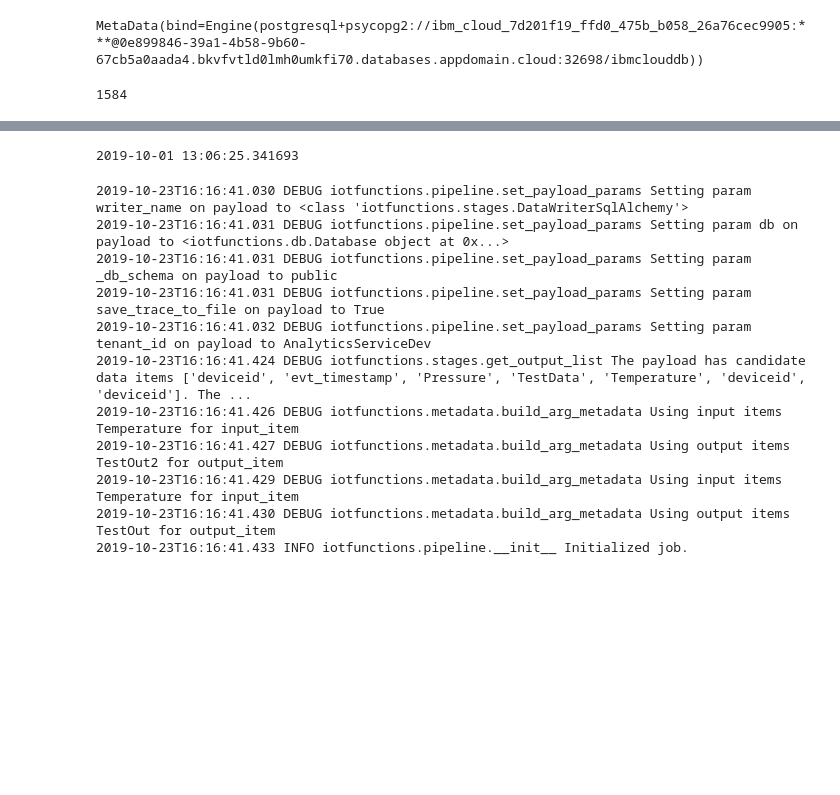
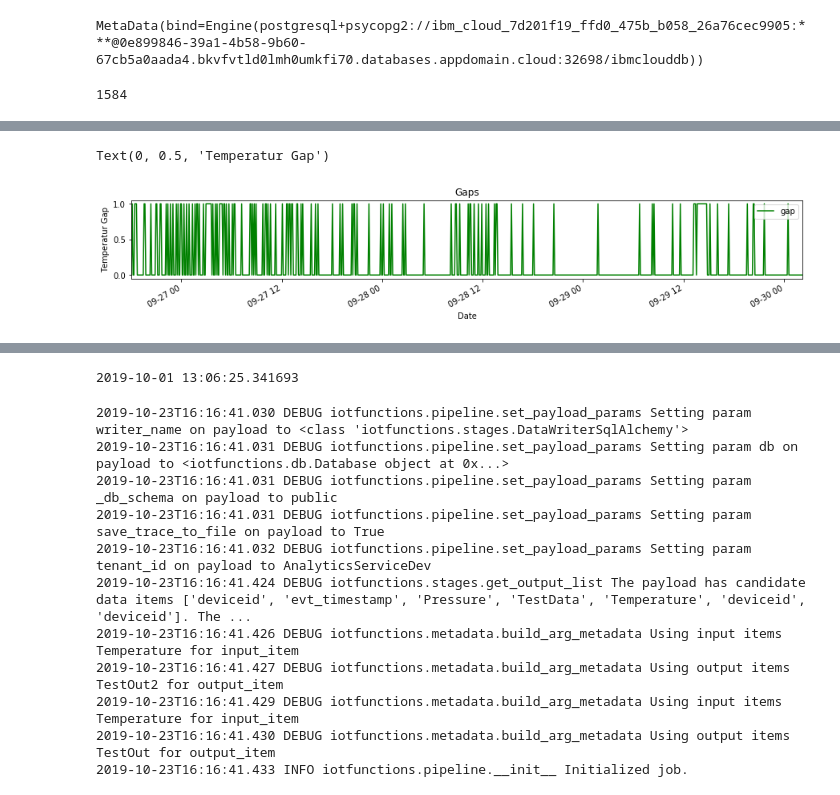
Before and after one commit to sedgewickmm18/mmfunctions, a Jupyter notebook: Test_Postgres.ipynb, the cells around one changed output, grey strips where cells are left out. Cells and saved outputs as stored; diff of their text form; code cells hidden in the pictures; blank space fills up the shorter version.

```diff
--- a/Test_Postgres.ipynb
+++ b/Test_Postgres.ipynb
@@ -185,0 +179,11 @@ print (et._functions)
+# %%
+df2 = df_in.set_index('evt_timestamp')
+mindelta = df2[(df2.deviceid == '73001')].index.to_series().diff().mean()
+print (mindelta)
+def custom_resampler(array_like):
+    if (array_like.values.size > 0):
+        return array_like.values[0]
+    return np.nan
+
+upsampledna = df2.resample(mindelta).apply(custom_resampler)
+print (df2[(df2.deviceid == '73001')].size, upsampledna.size)
@@ -185,0 +211,14 @@ print (et._functions)
+# %%
+gaps = upsampledna.where(upsampledna.isna(), 0).fillna(1)
+gaps['gap'] = gaps['Temperature']
+
+fig, ax = plt.subplots(1, 1, figsize=(15,2))
+#df_temp.plot(ax=ax[0], lw=.5, x='EVT_TIMESTAMP', y='PRESSURE')
+gaps.plot(ax=ax, lw=1.5, y='gap', title='Gaps', color='green')
+#upsampledna.plot(ax=ax[0], lw=1.5, y='PRESSURE',color='blue')
+#ax.set_ylim(0, 120)
+ax.set_xlabel('Date')
+ax.set_ylabel('Temperatur Gap')
+# %% [output]
+Text(0, 0.5, 'Temperatur Gap')
+[figure, added]
```
Also changed, not shown: parts of 11 cells of this notebook, 1 other file.
